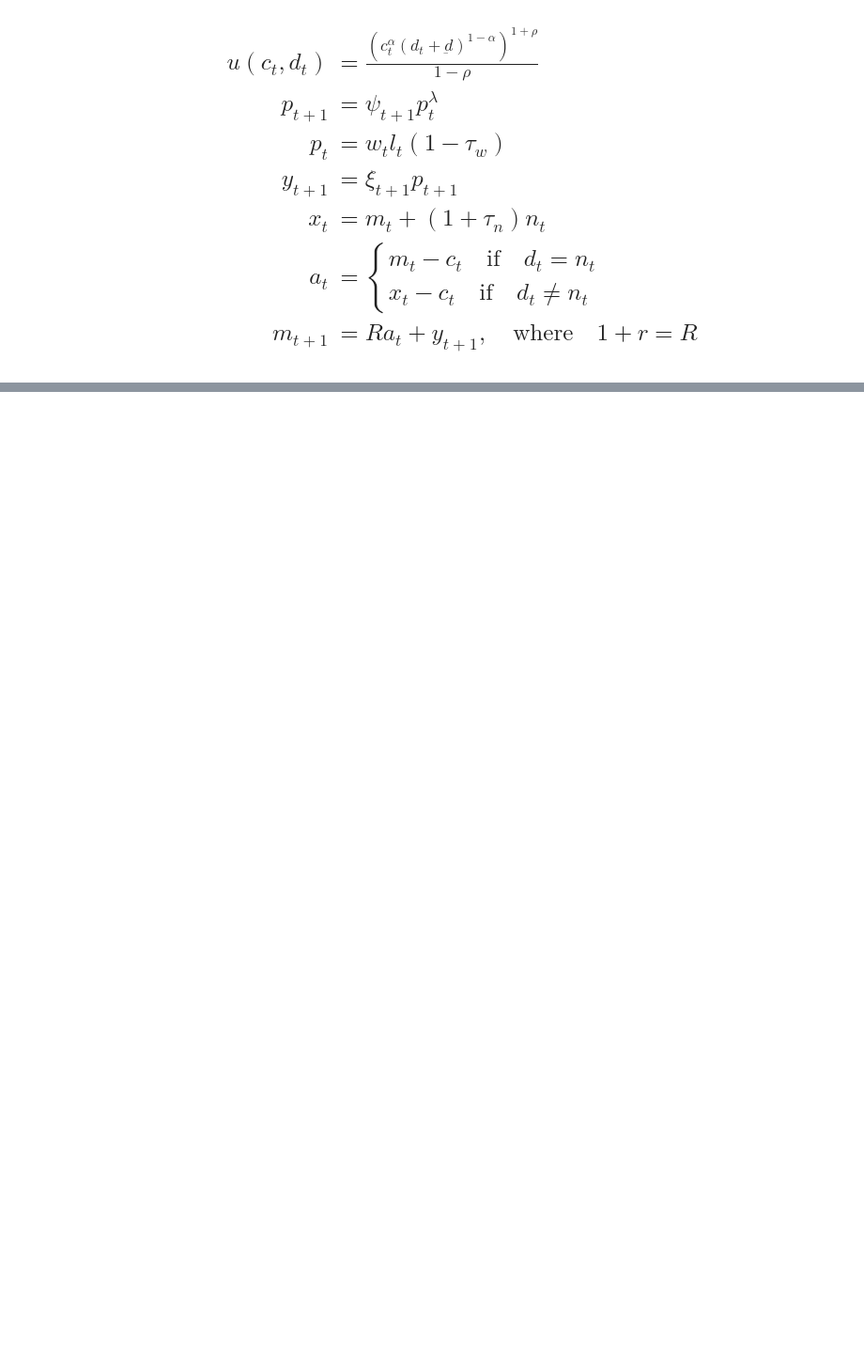
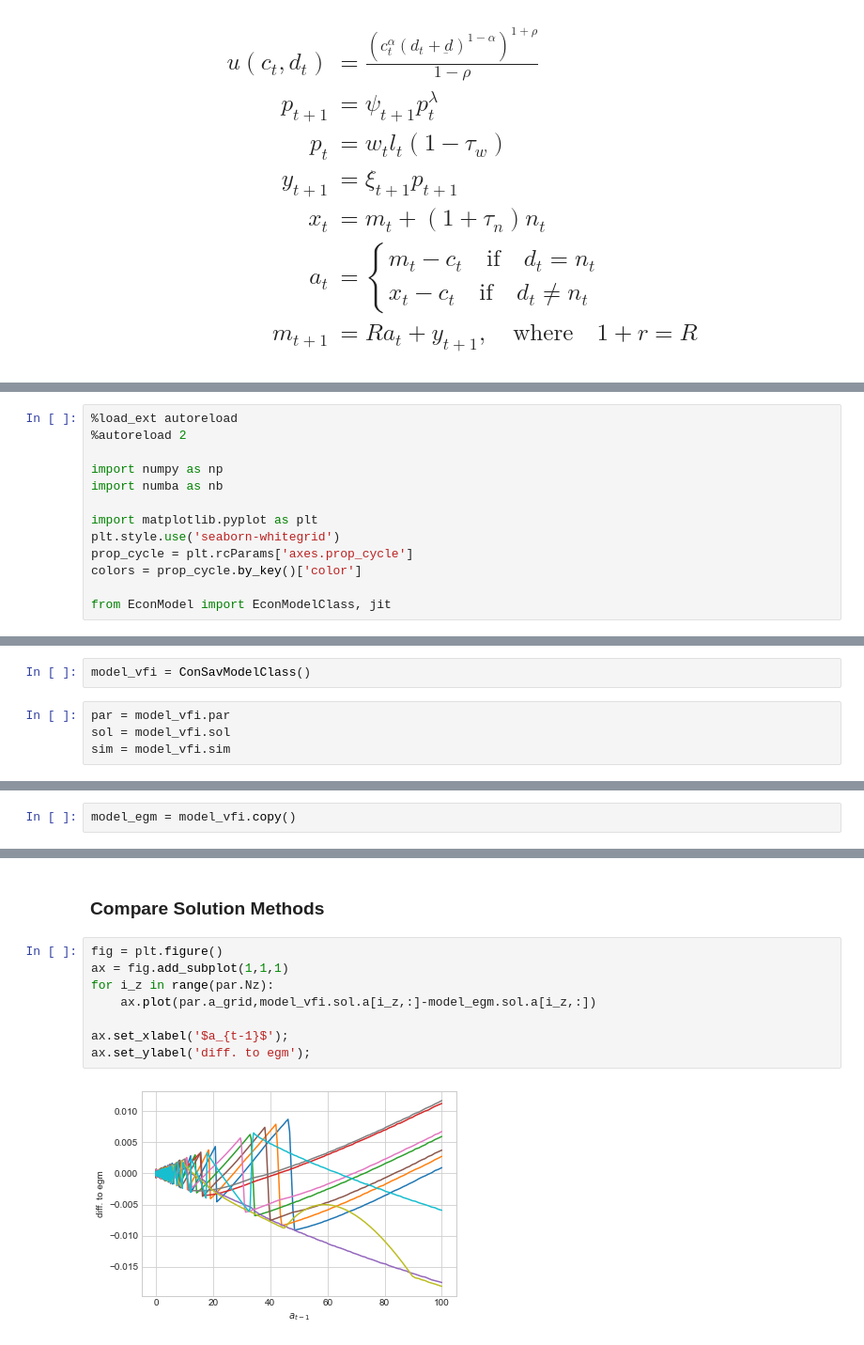
Before and after one commit to Bernseng/Dynamic-Programming-Project, a Jupyter notebook: project.ipynb, the cells around one changed output, grey strips where cells are left out. Shown at 94% size. Saved outputs shown, nothing was run; the diff lists cells and outputs as text; blank space fills up the shorter version.

```diff
--- a/project.ipynb
+++ b/project.ipynb
@@ -44,0 +47,13 @@ $$
+# %%
+%load_ext autoreload
+%autoreload 2
+
+import numpy as np
+import numba as nb
+
+import matplotlib.pyplot as plt
+plt.style.use('seaborn-whitegrid')
+prop_cycle = plt.rcParams['axes.prop_cycle']
+colors = prop_cycle.by_key()['color']
+
+from EconModel import EconModelClass, jit
@@ -44,0 +68,6 @@ $$
+# %%
+model_vfi = ConSavModelClass()
+# %%
+par = model_vfi.par
+sol = model_vfi.sol
+sim = model_vfi.sim
@@ -44,0 +95,2 @@ $$
+# %%
+model_egm = model_vfi.copy()
@@ -44,0 +114,12 @@ $$
+# %% [markdown]
+### Compare Solution Methods
+# %%
+fig = plt.figure()
+ax = fig.add_subplot(1,1,1)
+for i_z in range(par.Nz):
+    ax.plot(par.a_grid,model_vfi.sol.a[i_z,:]-model_egm.sol.a[i_z,:])
+
+ax.set_xlabel('$a_{t-1}$');
+ax.set_ylabel('diff. to egm');
+# %% [output]
+[figure, added]
```
Also changed, not shown: parts of 7 cells of this notebook, 1 other file.
